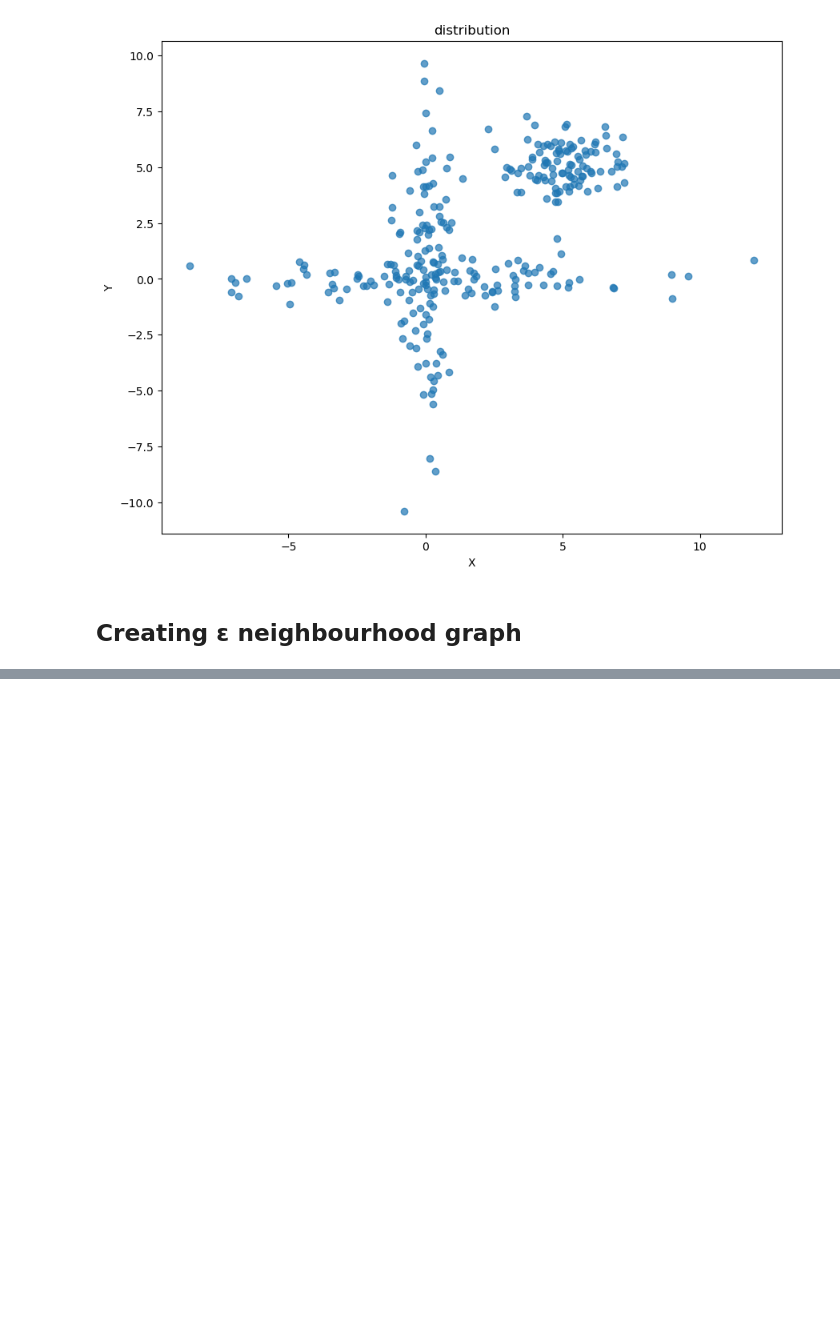
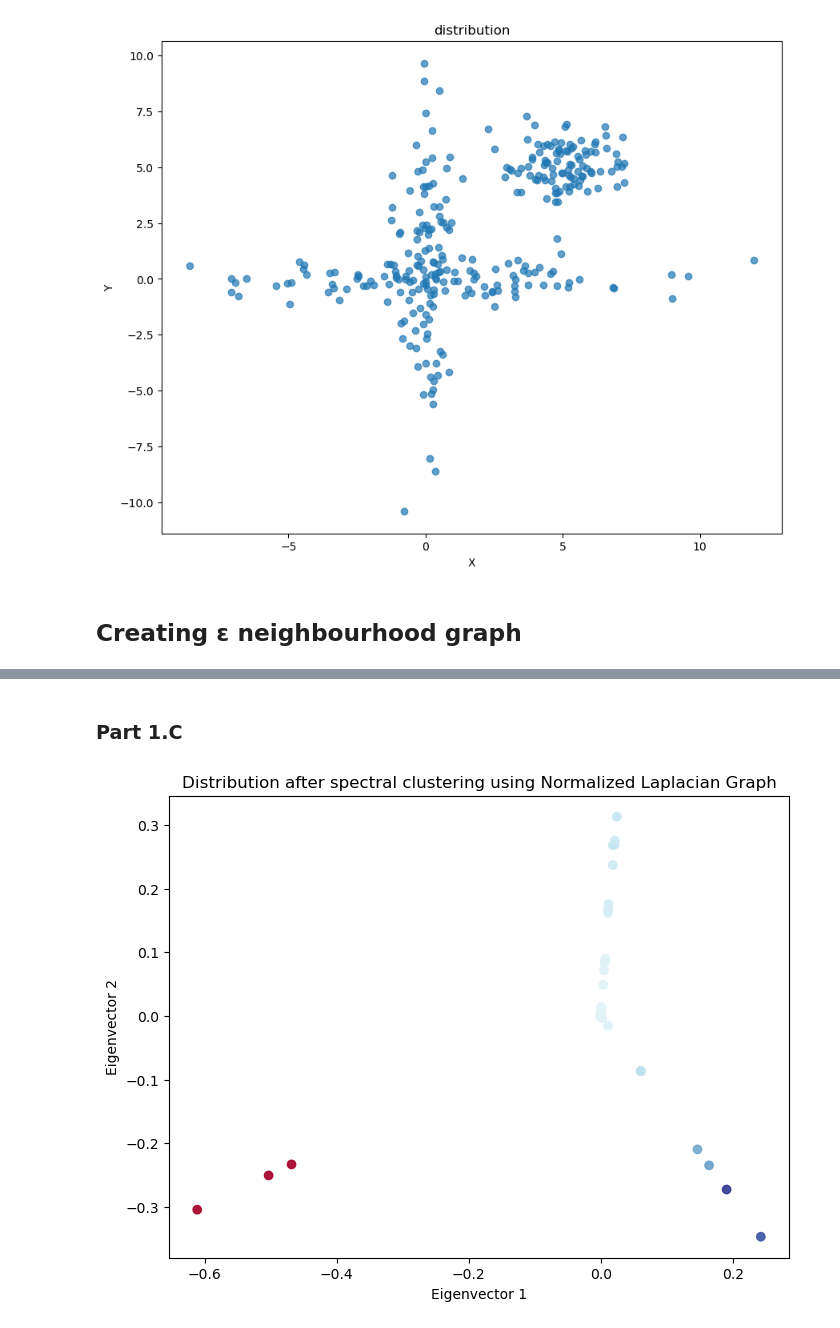
Before and after one commit to avsngh-git/Masters-Projects, a Jupyter notebook: Unsupervised-Learning/Project2.ipynb, the cells around one changed output, grey strips where cells are left out. Saved outputs shown, nothing was run; the diff lists cells and outputs as text; code cells hidden in the pictures; blank space fills up the shorter version.

```diff
--- a/Unsupervised-Learning/Project2.ipynb
+++ b/Unsupervised-Learning/Project2.ipynb
@@ -115,0 +160,21 @@ Number of zero eigenvalues: 7
+# %% [markdown]
+### Part 1.C
+# %%
+D_inv_sqrt = np.diag(1.0 / np.sqrt(np.diag(degree_matrix)))
+
+# Calculate D^(-1/2) * L * D^(-1/2)
+normalized_L = D_inv_sqrt @ unnorm_laplacian_matrix @ D_inv_sqrt
+# %%
+norm_eigenvals, norm_eigenvects = eigenspace_calculation(matrix=normalized_L, k=3)
+norm_eigenvector_1=norm_eigenvects[:,1]
+norm_eigenvector_2=norm_eigenvects[:,2]
+norm_two_eig_df = pd.DataFrame(np.column_stack((norm_eigenvector_1, norm_eigenvector_2)), columns=['eigenvect1', 'eigenvect2'])
+# %%
+plt.figure(figsize=(8,6))
+plt.scatter(norm_two_eig_df['eigenvect1'], norm_two_eig_df['eigenvect2'], marker='o', alpha=0.9, c=two_eig_df['eigenvect1'], cmap='RdYlBu')
+plt.xlabel('Eigenvector 1')
+plt.ylabel('Eigenvector 2')
+plt.title('Distribution after spectral clustering using Normalized Laplacian Graph')
+plt.show()
+# %% [output]
+[figure, added]
```
Also changed, not shown: parts of 29 cells of this notebook, 1 other file.
